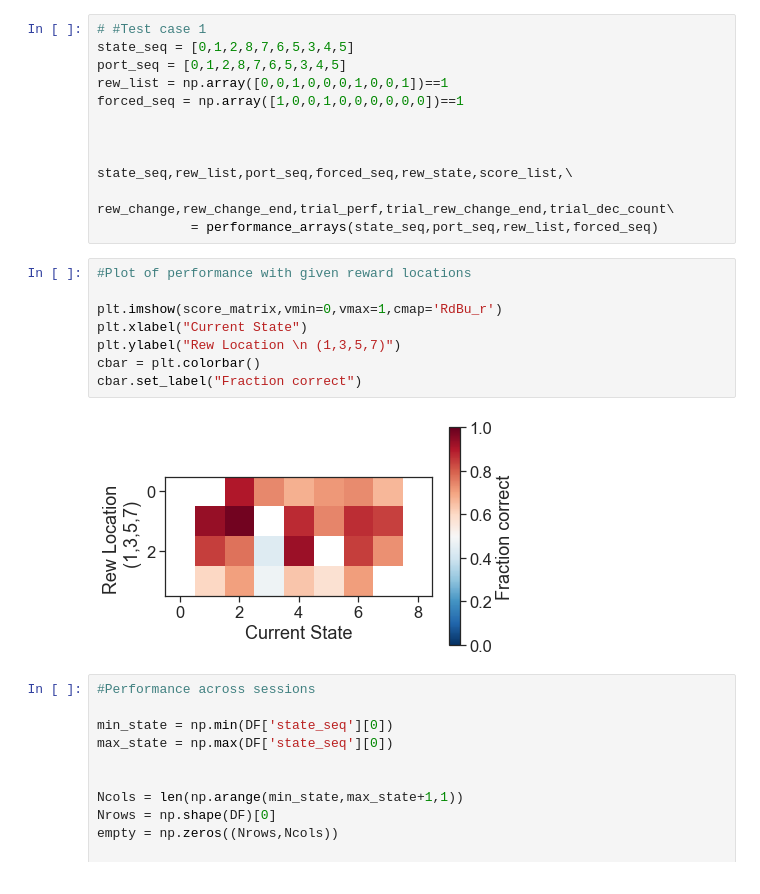
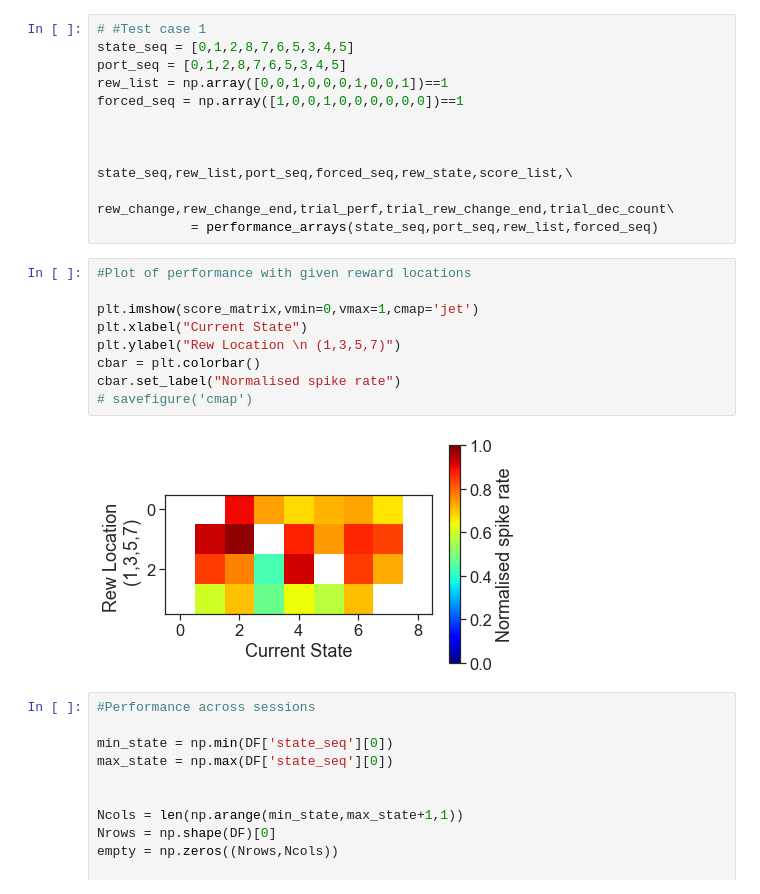
Before and after one commit to yves-weissenberger/line_loop, a Jupyter notebook: project_notebooks/line_loop/navi/analyse_line_loop_NAVI_dev_funcs.ipynb, the cells around one changed output. Cells and saved outputs as stored; diff of their text form.

```diff
--- a/project_notebooks/line_loop/navi/analyse_line_loop_NAVI_dev_funcs.ipynb
+++ b/project_notebooks/line_loop/navi/analyse_line_loop_NAVI_dev_funcs.ipynb
@@ -413,13 +415,14 @@ state_seq,rew_list,port_seq,forced_seq,rew_state,score_list,\
 # %%
 #Plot of performance with given reward locations
 
-plt.imshow(score_matrix,vmin=0,vmax=1,cmap='RdBu_r')
+plt.imshow(score_matrix,vmin=0,vmax=1,cmap='jet')
 plt.xlabel("Current State")
 plt.ylabel("Rew Location \n (1,3,5,7)")
 cbar = plt.colorbar()
-cbar.set_label("Fraction correct")
+cbar.set_label("Normalised spike rate")
+# savefigure('cmap')
 # %% [output]
-[figure, old version]
+[figure, new version]
 # %%
 #Performance across sessions
 
```
Also changed, not shown: parts of 10 cells of this notebook.
